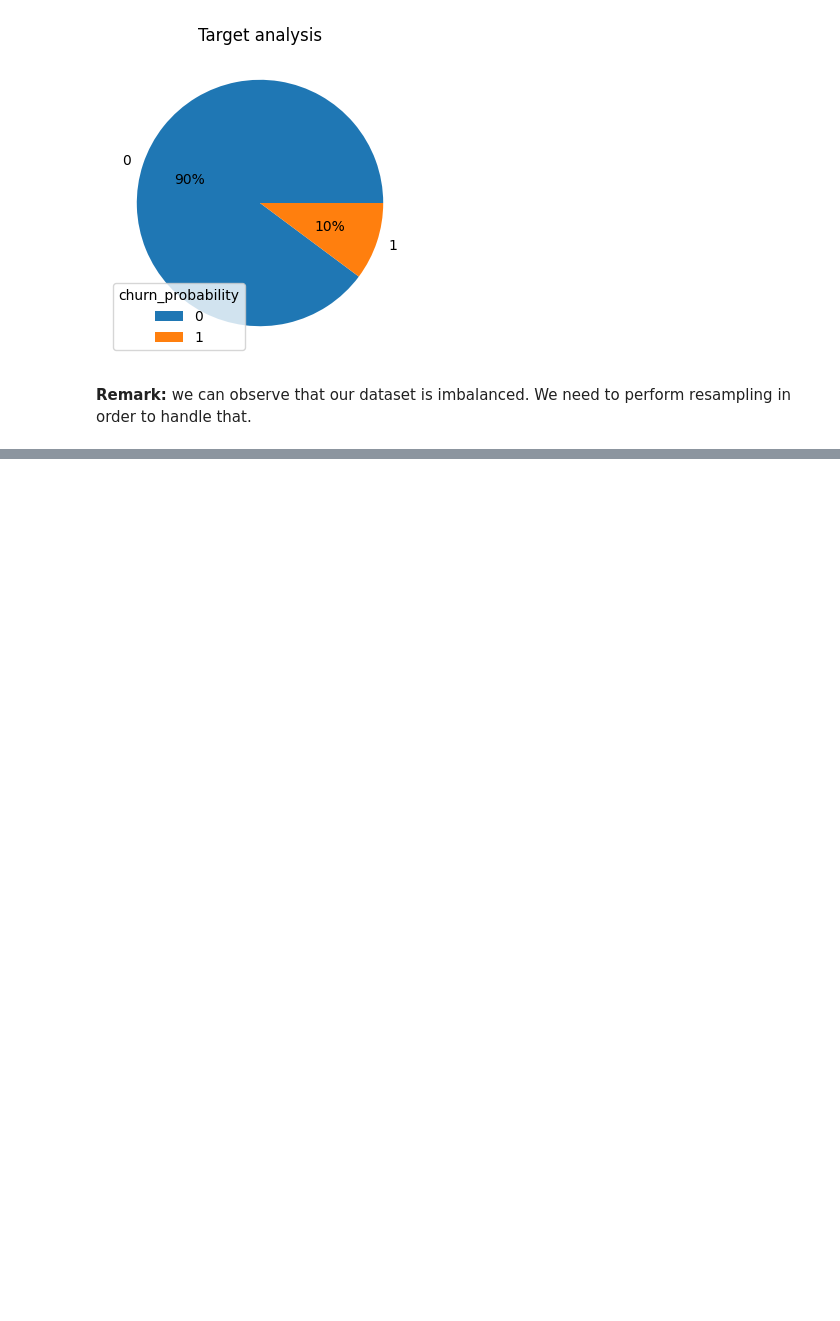
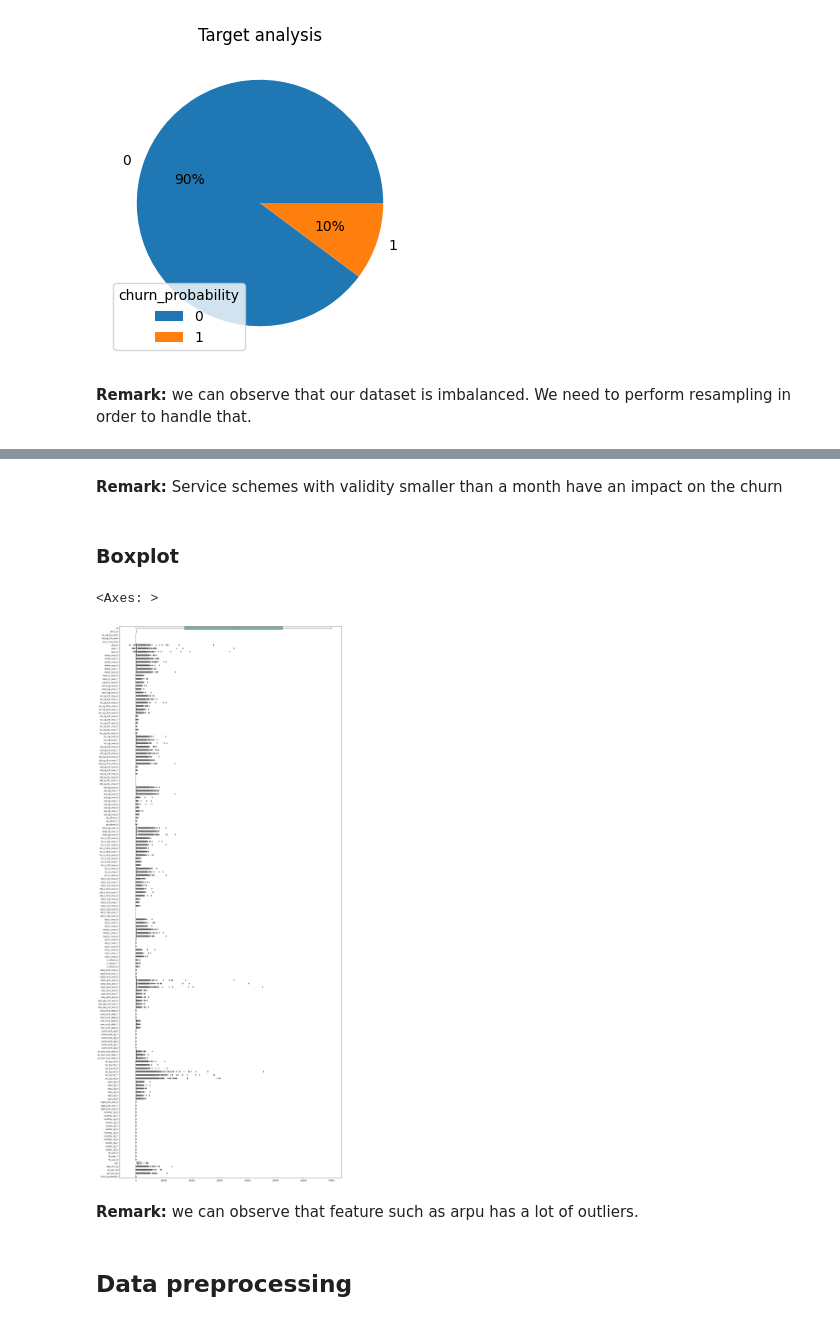
Before and after one commit to abakamousa/churn_detection, a Jupyter notebook: churn_prediction.ipynb, the cells around one changed output, grey strips where cells are left out. Cells and saved outputs as stored; diff of their text form; code cells hidden in the pictures; blank space fills up the shorter version.

Commit message:
exploratory data analysis

```diff
--- a/churn_prediction.ipynb
+++ b/churn_prediction.ipynb
@@ -161,0 +241,15 @@ target_analysis(df['churn_probability'])
+# %% [markdown]
+**Remark:** Service schemes with validity smaller than a month have an impact on the churn
+# %% [markdown]
+### Boxplot
+# %%
+plot_width, plot_height = (20,50)
+plt.rcParams['figure.figsize'] = (plot_width,plot_height)
+sns.boxplot(data=df, orient="h", palette="Set2")
+# %% [output]
+<Axes: >
+[figure, added]
+# %% [markdown]
+**Remark:** we can observe that feature such as arpu has a lot of outliers.
+# %% [markdown]
+## **Data preprocessing**
```
Also changed, not shown: parts of 18 cells of this notebook.
